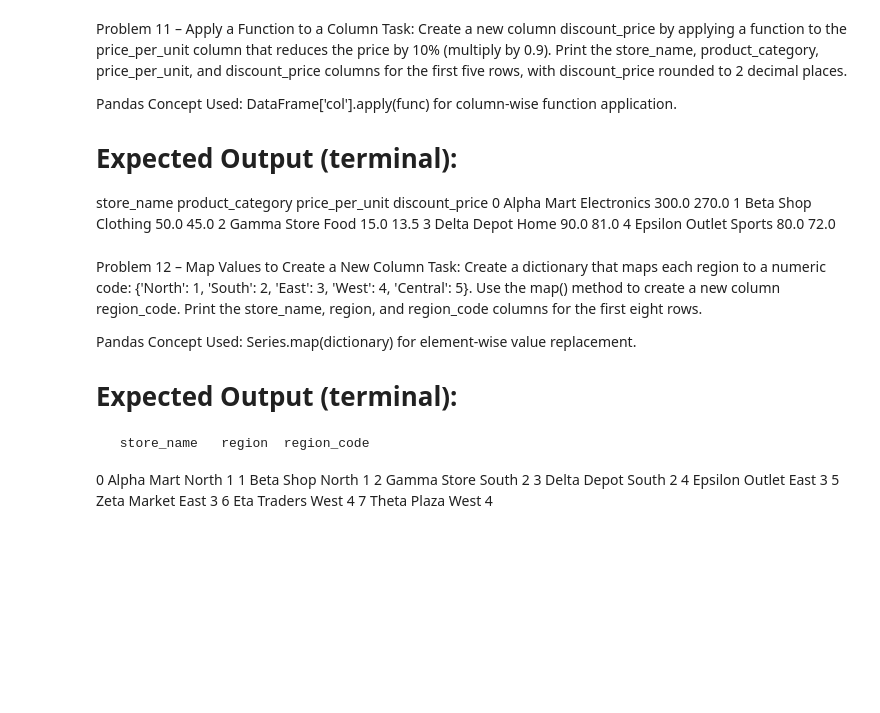
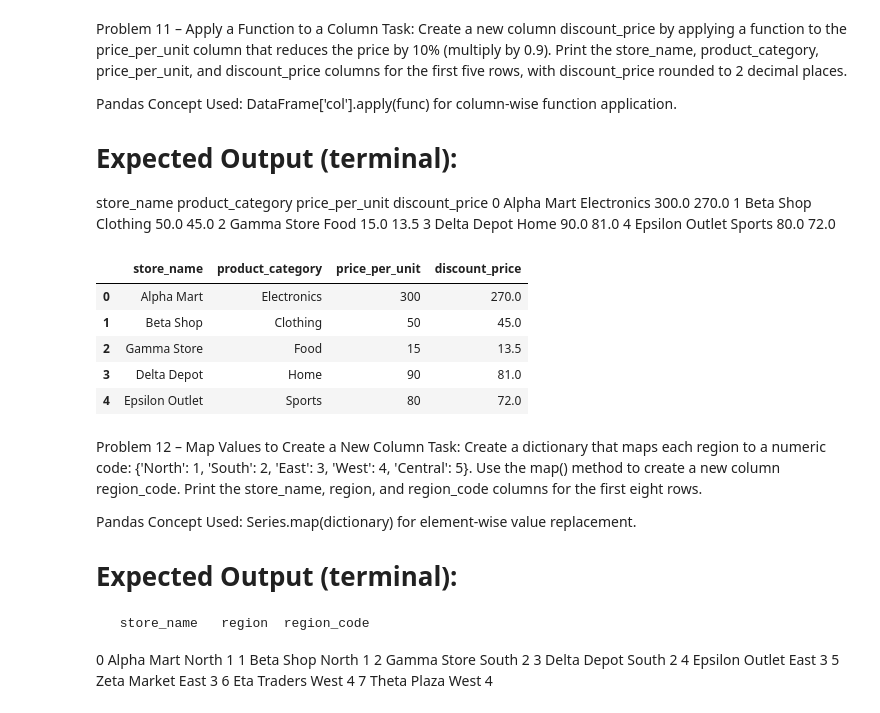
Before and after one commit to JerickJualo/Pandas---Problem-Solving---DeepSeek, a Jupyter notebook: Problem Solving/Data Handling Notebooks/Data Handling - EASY.ipynb, the cells around one changed output. Saved outputs shown, nothing was run; the diff lists cells and outputs as text; code cells hidden in the pictures; blank space fills up the shorter version.

```diff
--- a/Problem Solving/Data Handling Notebooks/Data Handling - EASY.ipynb
+++ b/Problem Solving/Data Handling Notebooks/Data Handling - EASY.ipynb
@@ -289,6 +339,20 @@ DataFrame['col'].apply(func) for column‑wise function application.
 2  Gamma Store            Food            15.0            13.5
 3  Delta Depot            Home            90.0            81.0
 4  Epsilon Outlet        Sports            80.0            72.0
+# %%
+def reduce_price(column):
+
+    return column * 0.9
+
+store_sales['discount_price'] = store_sales.loc[:, 'price_per_unit'].apply(reduce_price).round(2)
+store_sales.loc[:, ['store_name', 'product_category', 'price_per_unit','discount_price']].head(5)
+# %% [output]
+|  | store_name | product_category | price_per_unit | discount_price |
+| 0 | Alpha Mart | Electronics | 300 | 270.0 |
+| 1 | Beta Shop | Clothing | 50 | 45.0 |
+| 2 | Gamma Store | Food | 15 | 13.5 |
+| 3 | Delta Depot | Home | 90 | 81.0 |
+| 4 | Epsilon Outlet | Sports | 80 | 72.0 |
 # %% [markdown]
 Problem 12 – Map Values to Create a New Column
 Task:
```
Also changed, not shown: parts of 7 cells of this notebook.
